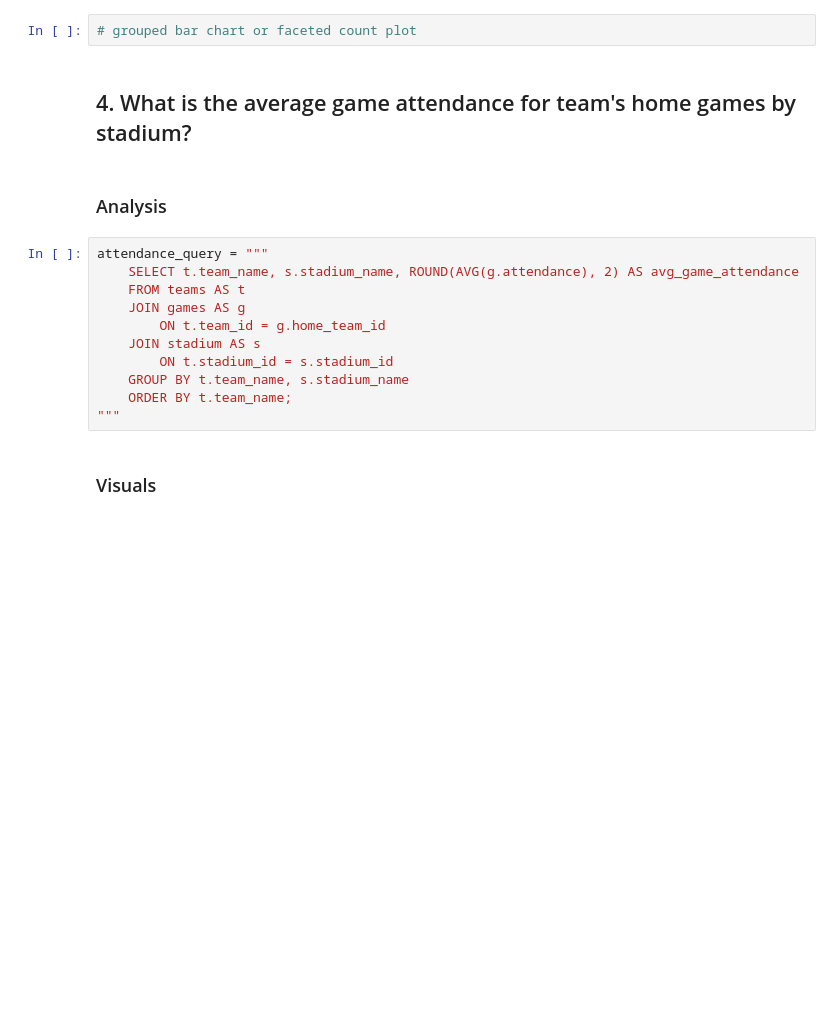
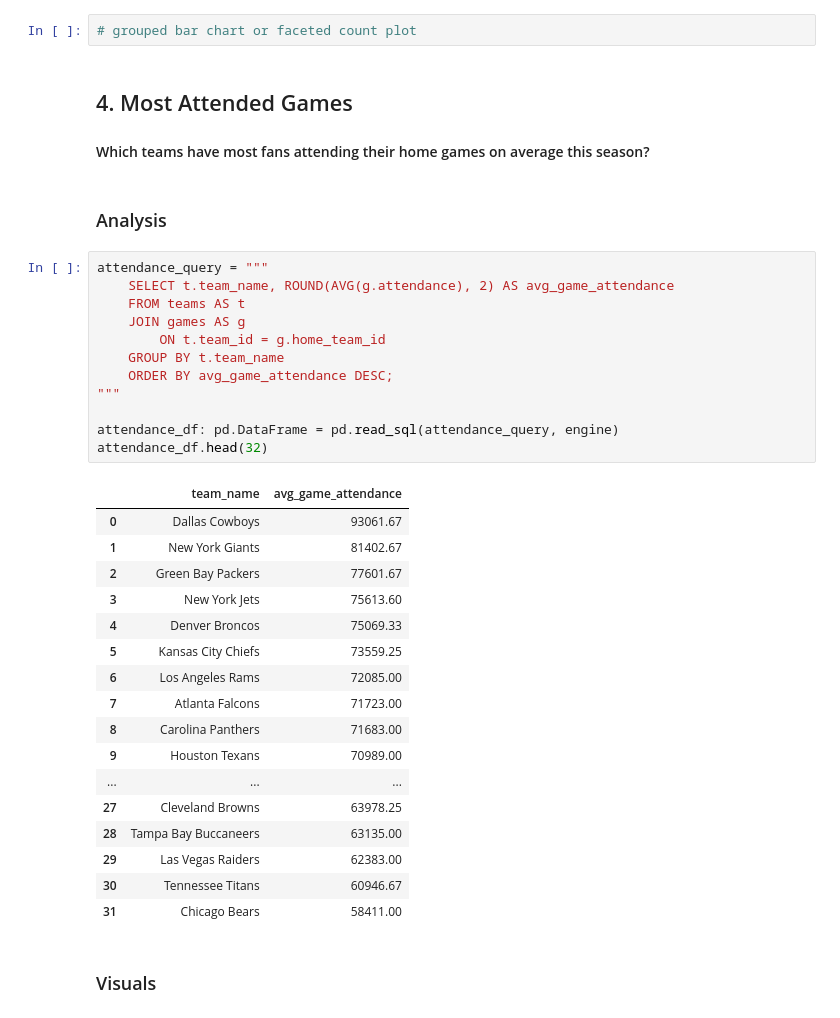
Before and after one commit to danlaratta/nfl_data_analysis, a Jupyter notebook: analysis/analysis.ipynb, the cells around one changed output. Drawn from its saved outputs; the diff is of its cells as text; blank space fills up the shorter version.

```diff
--- a/analysis/analysis.ipynb
+++ b/analysis/analysis.ipynb
@@ -174,20 +171,40 @@ leaders_query = """
 # %%
 # grouped bar chart or faceted count plot
 # %% [markdown]
-## 4. What is the average game attendance for team's home games by stadium?
+## 4. Most Attended Games
+#### Which teams have most fans attending their home games on average this season?
 # %% [markdown]
 ### Analysis
 # %%
 attendance_query = """
-    SELECT t.team_name, s.stadium_name, ROUND(AVG(g.attendance), 2) AS avg_game_attendance
+    SELECT t.team_name, ROUND(AVG(g.attendance), 2) AS avg_game_attendance
     FROM teams AS t
     JOIN games AS g
         ON t.team_id = g.home_team_id
-    JOIN stadium AS s
-        ON t.stadium_id = s.stadium_id
-    GROUP BY t.team_name, s.stadium_name
-    ORDER BY t.team_name;
+    GROUP BY t.team_name
+    ORDER BY avg_game_attendance DESC;
 """
+
+attendance_df: pd.DataFrame = pd.read_sql(attendance_query, engine)
+attendance_df.head(32)
+# %% [output]
+|  | team_name | avg_game_attendance |
+| 0 | Dallas Cowboys | 93061.67 |
+| 1 | New York Giants | 81402.67 |
+| 2 | Green Bay Packers | 77601.67 |
+| 3 | New York Jets | 75613.60 |
+| 4 | Denver Broncos | 75069.33 |
+| 5 | Kansas City Chiefs | 73559.25 |
+| 6 | Los Angeles Rams | 72085.00 |
+| 7 | Atlanta Falcons | 71723.00 |
+| 8 | Carolina Panthers | 71683.00 |
+| 9 | Houston Texans | 70989.00 |
+| ... | ... | ... |
+| 27 | Cleveland Browns | 63978.25 |
+| 28 | Tampa Bay Buccaneers | 63135.00 |
+| 29 | Las Vegas Raiders | 62383.00 |
+| 30 | Tennessee Titans | 60946.67 |
+| 31 | Chicago Bears | 58411.00 |
 # %% [markdown]
 ### Visuals
 # %%
```
Also changed, not shown: parts of 4 cells of this notebook.
